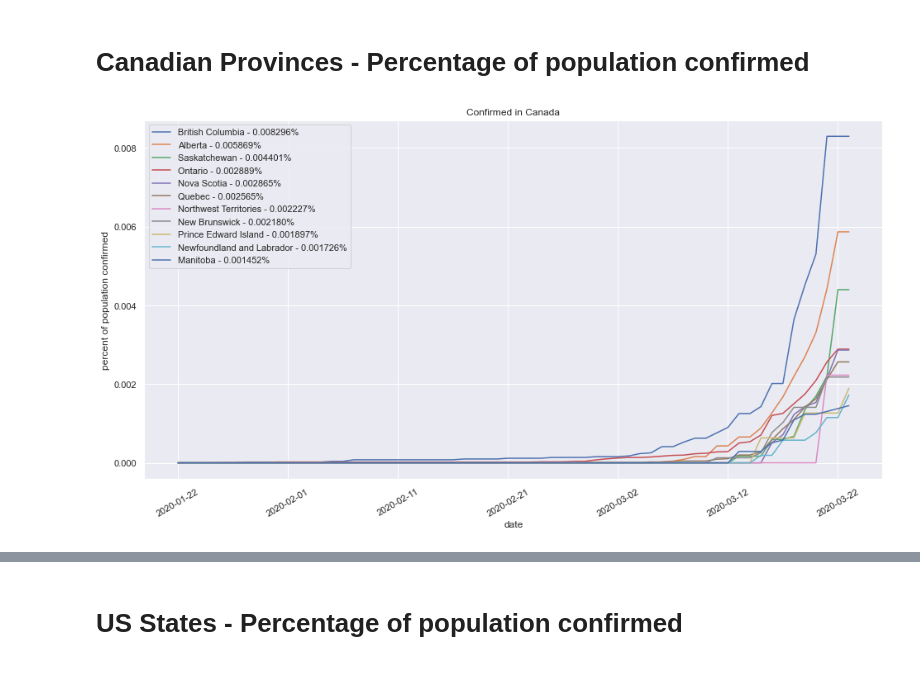
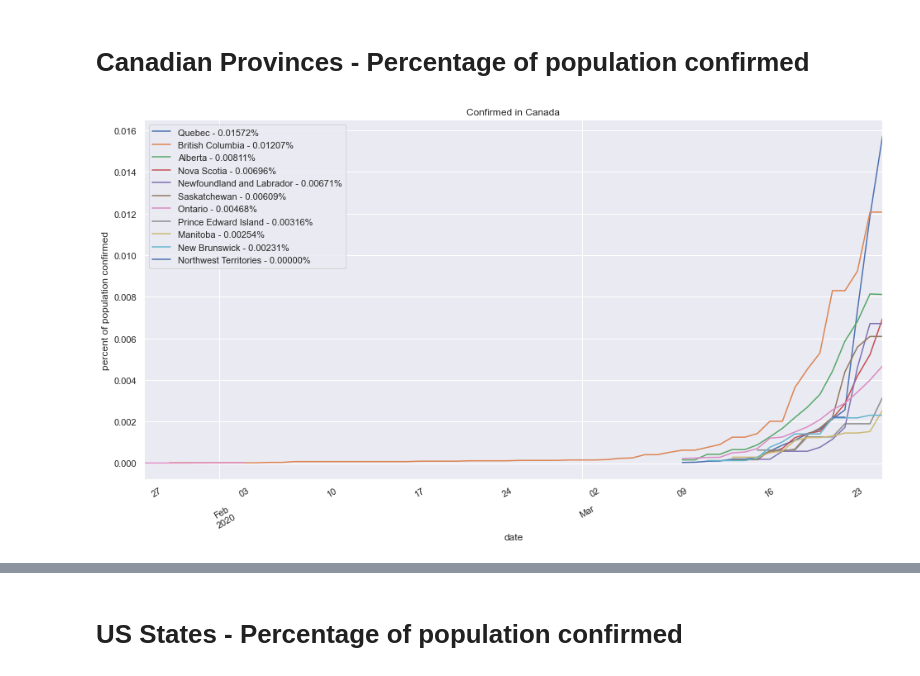
Before and after one commit to rrx/COVID-19, a Jupyter notebook: analysis.ipynb, the cells around one changed output, grey strips where cells are left out. Saved outputs shown, nothing was run; the diff lists cells and outputs as text; code cells hidden in the pictures.

```diff
--- a/analysis.ipynb
+++ b/analysis.ipynb
@@ -66,23 +65,23 @@ df.loc[[('US', 'Texas'), ('US', 'Utah'), ('Canada', 'British Columbia'), ('Canad
 # %% [markdown]
 # Canadian Provinces - Percentage of population confirmed
-# %%
-areas = list(filter(lambda x: x[0] =='Canada', df.index))
-canada = by_country(df, areas)
-last_date = max(canada.index)
-columns = list(filter(lambda x: len(x[1].split(",")) == 1 and x[1].find("Princess") == -1, canada.columns))
-canada = canada[columns]
-current = canada.transpose().sort_values(by=[last_date], ascending=False).transpose()
-sorted_columns = current.columns
-canada = canada[sorted_columns]
-ax = canada.plot(rot=30, figsize=(16,8), title='Confirmed in Canada')
-ax.set_xlabel("date")
-ax.set_ylabel("percent of population confirmed")
-last = canada.loc[last_date].sort_values(ascending=False)
-labels = list(map(lambda x: "%s - %05f%%" % (x[0][1], x[1]), zip(last.index, last.values)))
-ax.legend(labels)
-pass
-# %% [output]
-[figure, removed]
+# %%
+canada = df.loc[df['country'] == 'Canada']
+canada = canada.drop(columns=['country'])
+
+canada = canada.set_index(['date', 'region'])['ratio'].unstack(level=-1)
+last_date = max(canada.index).date()
+x = pd.DataFrame(canada.loc[last_date].fillna(0).sort_values(ascending=False))
+canada = canada[x.index]
+
+labels = list(map(lambda x: "%s - %.5f%%" % x, zip(x.index, x[x.columns[0]].to_list())))
+
+ax = canada.plot(rot=30, figsize=(16,8), title='Confirmed in Canada')
+ax.set_xlabel("date")
+ax.set_ylabel("percent of population confirmed")
+ax.legend(labels)
+pass
+# %% [output]
+[figure, added]
 # %%
 canada.tail()
 # %% [output]
```
Also changed, not shown: parts of 18 cells of this notebook, 1 other file.
